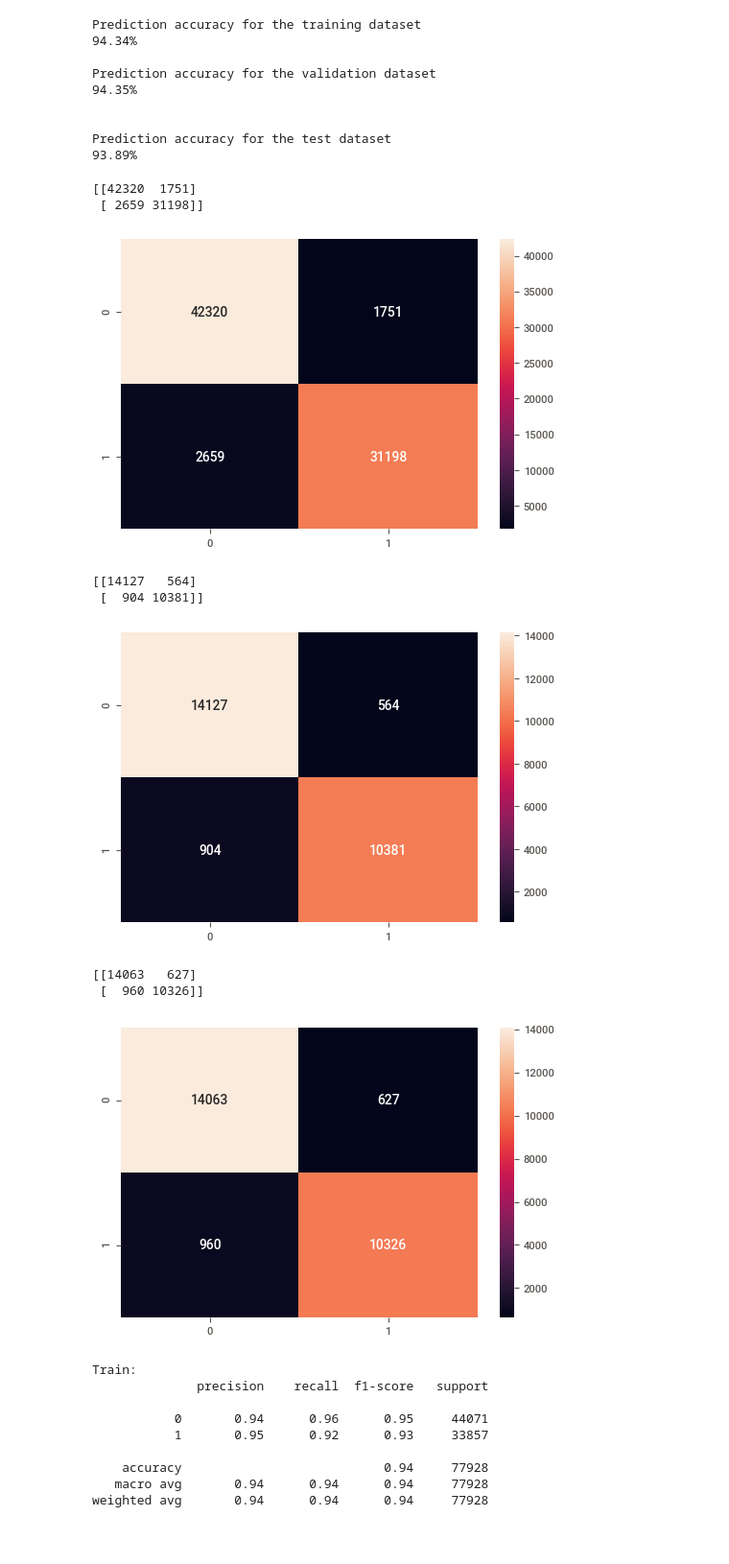
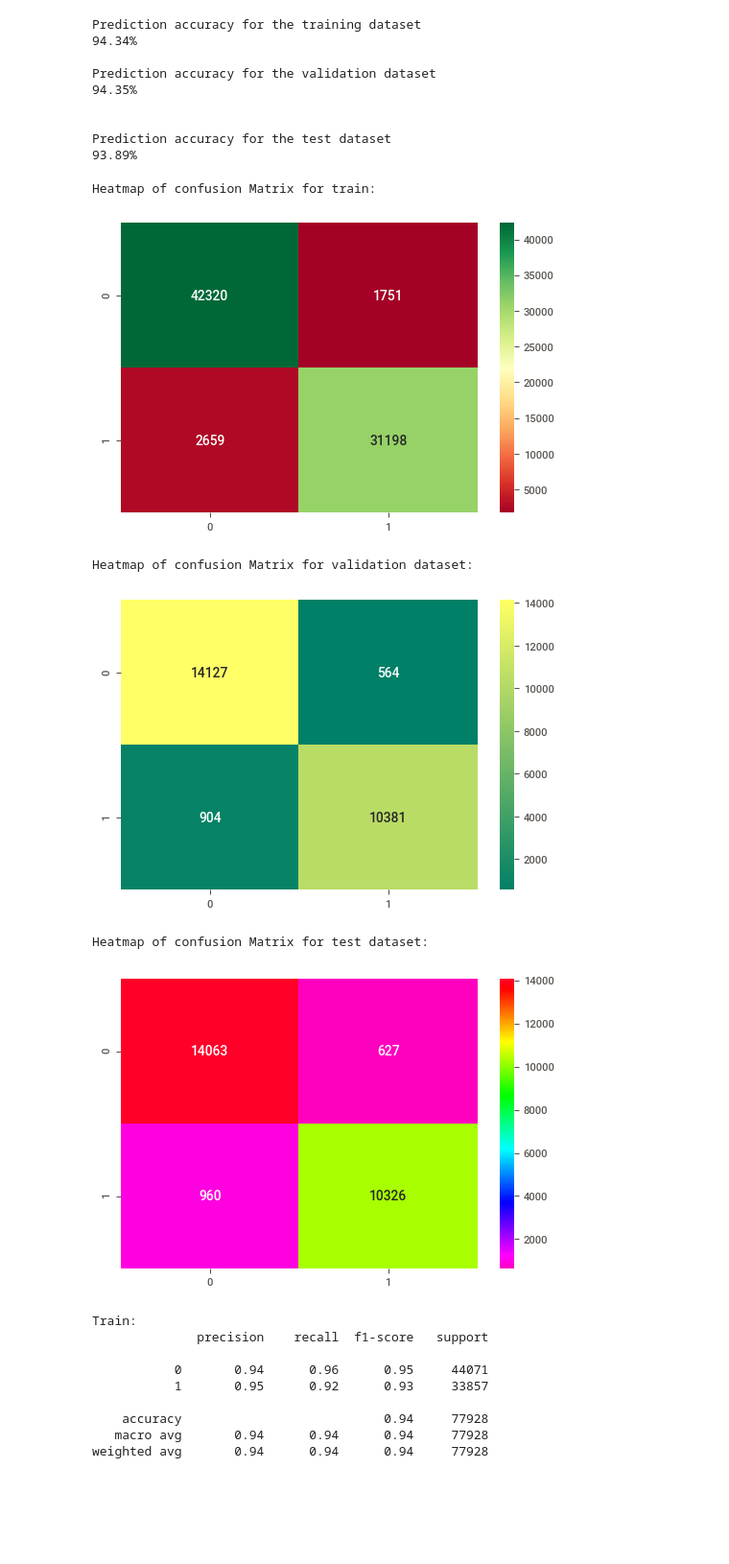
Before and after one commit to sidchaubey/Machine-Hack-Hackathons, a Jupyter notebook: Usecase_Final.ipynb, the cells around one changed output. Shown at 96% size. Drawn from its saved outputs; the diff is of its cells as text; code cells hidden in the pictures; blank space fills up the shorter version.

```diff
--- a/Usecase_Final.ipynb
+++ b/Usecase_Final.ipynb
@@ -593,35 +646,39 @@ Prediction accuracy for the validation dataset
 Prediction accuracy for the test dataset
 93.89%
 # %%
+print("Heatmap of confusion Matrix for train: ")
 confusion_matrix_train = confusion_matrix(y_train, pred_train)
-print(confusion_matrix_train)
+# print(confusion_matrix_train)
 confusion_matrix_df_train = pd.DataFrame(confusion_matrix_train, index=["0","1"], columns=["0", "1"])
-sns.heatmap(confusion_matrix_df_train, annot=True, fmt=".0f");
+sns.heatmap(confusion_matrix_df_train, annot=True, fmt=".0f",cmap="RdYlGn");
 plt.show()
+print(" ")
+print(" ")
 
+print("Heatmap of confusion Matrix for validation dataset: ")
+confusion_matrix_val = confusion_matrix(y_cv, pred_val)
+# print(confusion_matrix_val)
+confusion_matrix_df_val = pd.DataFrame(confusion_matrix_val, index=["0","1"], columns=["0", "1"])
+sns.heatmap(confusion_matrix_df_val, annot=True, fmt=".0f", cmap="summer");
+plt.show()
+print(" ")
+print(" ")
 
-confusion_matrix_val = confusion_matrix(y_cv, pred_val)
-print(confusion_matrix_val)
-confusion_matrix_df_val = pd.DataFrame(confusion_matrix_val, index=["0","1"], columns=["0", "1"])
-sns.heatmap(confusion_matrix_df_val, annot=True, fmt=".0f");
+print("Heatmap of confusion Matrix for test dataset: ")
+confusion_matrix_test = confusion_matrix(y_test, pred_test)
+# print(confusion_matrix_test)
+confusion_matrix_df_test = pd.DataFrame(confusion_matrix_test, index=["0","1"], columns=["0", "1"])
+sns.heatmap(confusion_matrix_df_test, annot=True, fmt=".0f",cmap='gist_rainbow_r');
 plt.show()
-
-
-confusion_matrix_test = confusion_matrix(y_test, pred_test)
-print(confusion_matrix_test)
-
-confusion_matrix_df_test = pd.DataFrame(confusion_matrix_test, index=["0","1"], columns=["0", "1"])
-sns.heatmap(confusion_matrix_df_test, annot=True, fmt=".0f");
+print(" ")
+print(" ")
 # %% [output]
-[[42320  1751]
- [ 2659 31198]]
+Heatmap of confusion Matrix for train:
-[figure, old version]
+[figure, new version]
-[[14127   564]
- [  904 10381]]
+Heatmap of confusion Matrix for validation dataset:
-[figure, old version]
+[figure, new version]
-[[14063   627]
- [  960 10326]]
+Heatmap of confusion Matrix for test dataset:
-[figure, old version]
+[figure, new version]
 # %%
 print("Train:")
 print(classification_report(y_train, pred_train))
```
Also changed, not shown: parts of 11 cells of this notebook.
